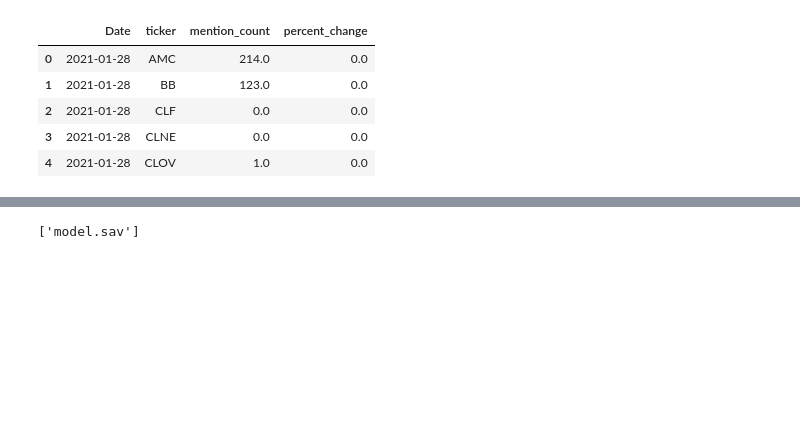
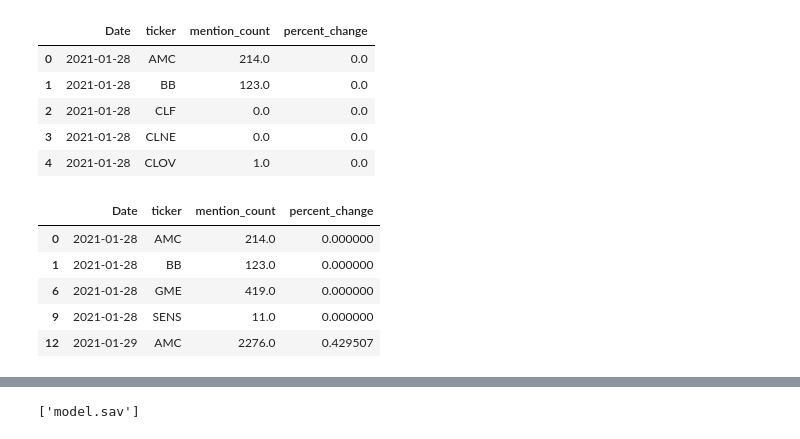
Before and after one commit to tiffanyharris711/callstreet-bets, a Jupyter notebook: machine-learning/ml-model.ipynb, the cells around one changed output, grey strips where cells are left out. Drawn from its saved outputs; the diff is of its cells as text; code cells hidden in the pictures; blank space fills up the shorter version.

```diff
--- a/machine-learning/ml-model.ipynb
+++ b/machine-learning/ml-model.ipynb
@@ -22 +24,10 @@ data.head()
+# %%
+df_10_or_more_mentions.head()
+# %% [output]
+|  | Date | ticker | mention_count | percent_change |
+| 0 | 2021-01-28 | AMC | 214.0 | 0.000000 |
+| 1 | 2021-01-28 | BB | 123.0 | 0.000000 |
+| 6 | 2021-01-28 | GME | 419.0 | 0.000000 |
+| 9 | 2021-01-28 | SENS | 11.0 | 0.000000 |
+| 12 | 2021-01-29 | AMC | 2276.0 | 0.429507 |
 # %%
```
Also changed, not shown: parts of 12 cells of this notebook, 2 other files.
